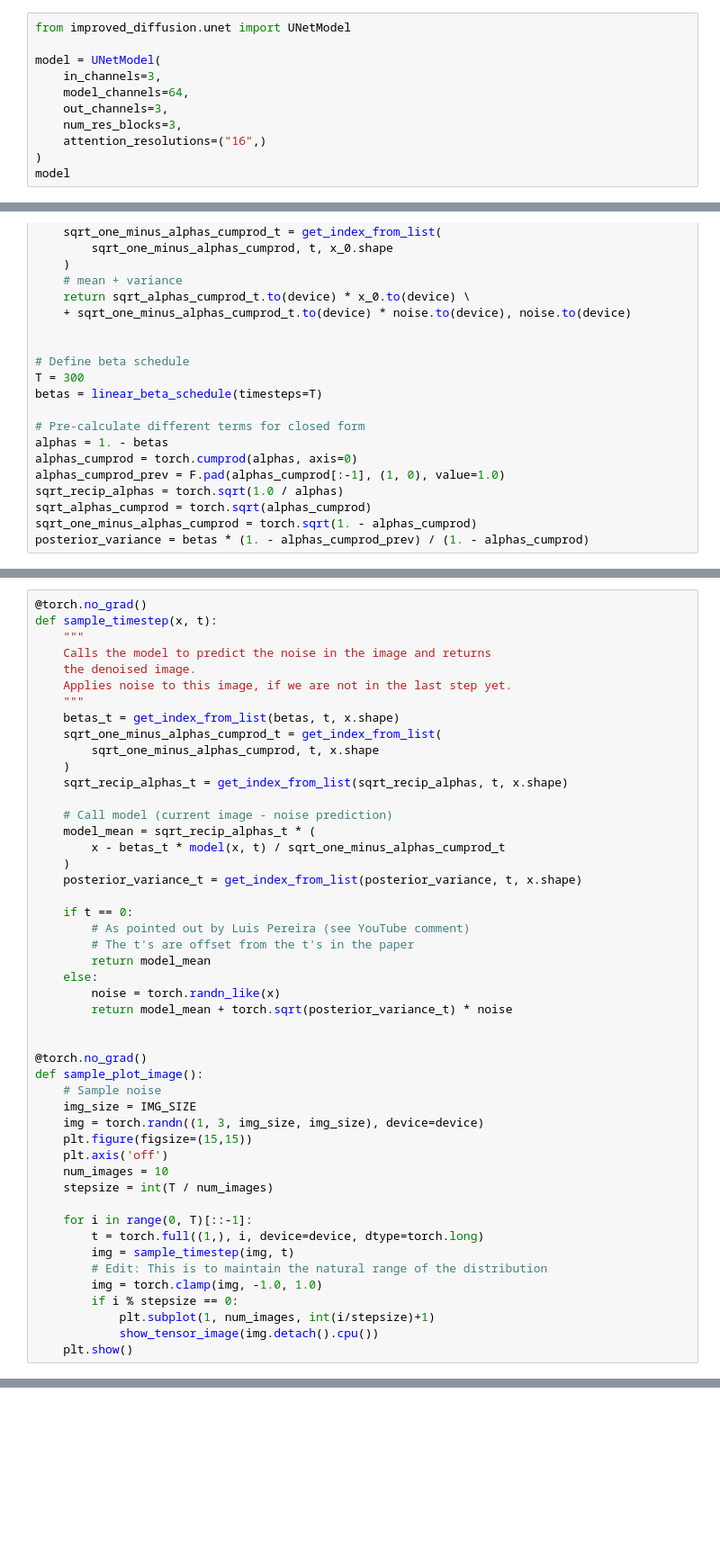
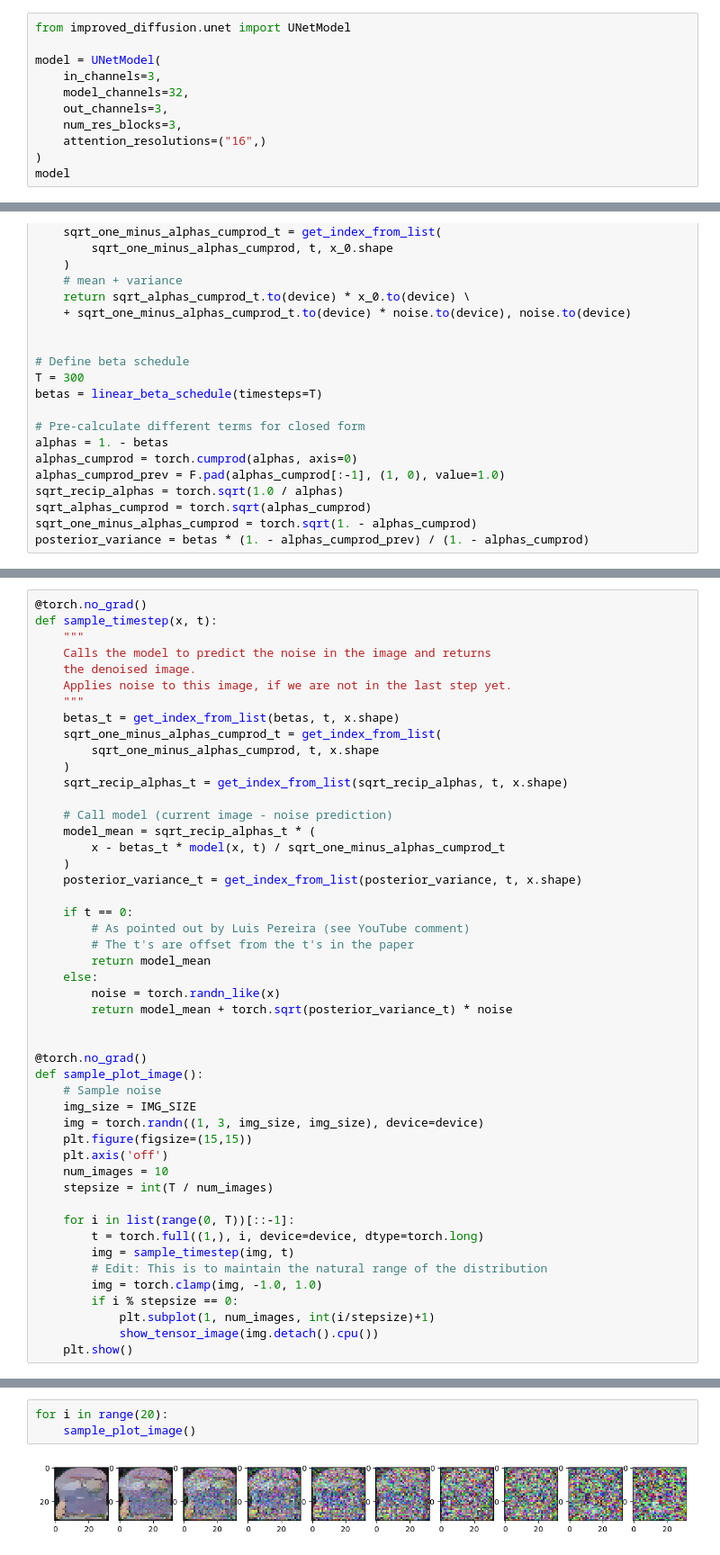
Before and after one commit to leffff/south-park-character-generation, a Jupyter notebook: models/diffusion.ipynb, the cells around one changed output, grey strips where cells are left out. Shown at 90% size. Saved outputs shown, nothing was run; the diff lists cells and outputs as text; blank space fills up the shorter version.

```diff
--- a/models/diffusion.ipynb
+++ b/models/diffusion.ipynb
@@ -133,7 +133,7 @@ from improved_diffusion.unet import UNetModel
 
 model = UNetModel(
     in_channels=3,
-    model_channels=64,
+    model_channels=32,
     out_channels=3,
     num_res_blocks=3,
     attention_resolutions=("16",)
@@ -261,7 +261,7 @@ def sample_plot_image():
     num_images = 10
     stepsize = int(T / num_images)
 
-    for i in range(0, T)[::-1]:
+    for i in list(range(0, T))[::-1]:
         t = torch.full((1,), i, device=device, dtype=torch.long)
         img = sample_timestep(img, t)
         # Edit: This is to maintain the natural range of the distribution
@@ -303,0 +316,5 @@ KeyboardInterrupt:
+# %%
+for i in range(20):
+    sample_plot_image()
+# %% [output]
+[figure, added]
```
Also changed, not shown: parts of 11 cells of this notebook.
